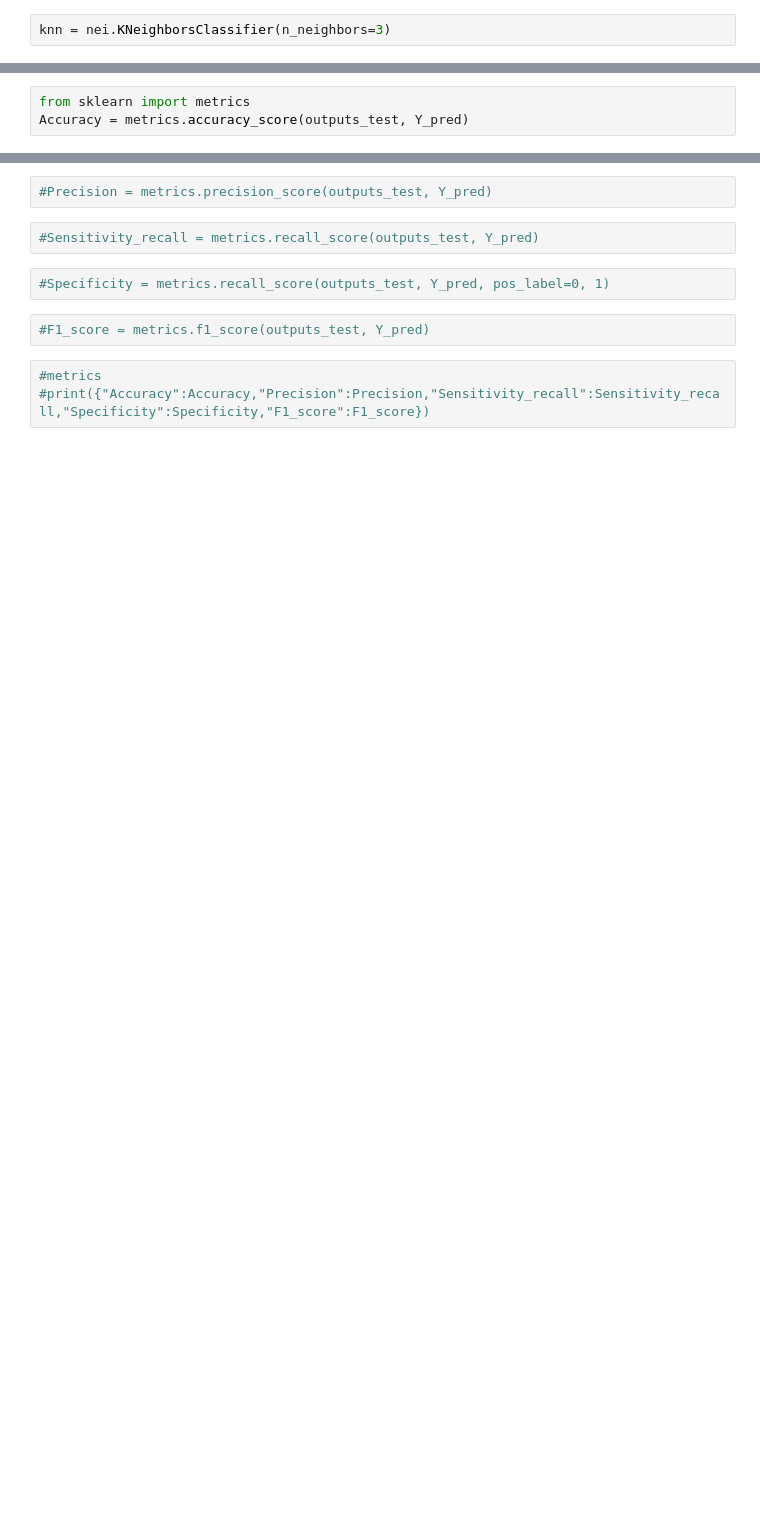
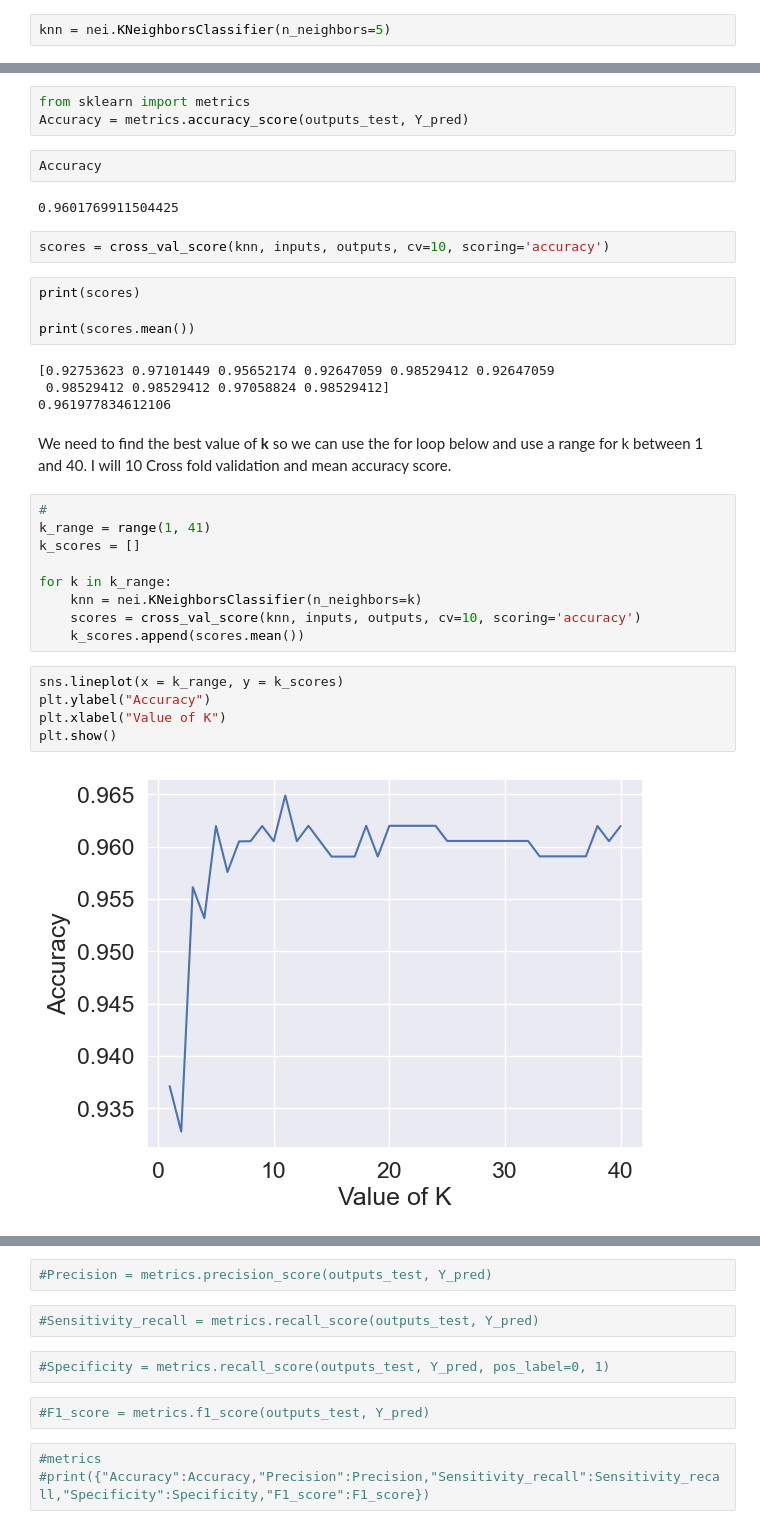
Before and after one commit to loughjo/ProgDataAnalysis-Project-2, a Jupyter notebook: ProgDataAnalysisProject2.ipynb, the cells around one changed output, grey strips where cells are left out. Cells and saved outputs as stored; diff of their text form; blank space fills up the shorter version.

```diff
--- a/ProgDataAnalysisProject2.ipynb
+++ b/ProgDataAnalysisProject2.ipynb
@@ -871,5 +873,5 @@ inputs_test.head()
 # %%
-knn = nei.KNeighborsClassifier(n_neighbors=3)
+knn = nei.KNeighborsClassifier(n_neighbors=5)
 # %%
 type(df['Sample code number id number'])
 # %% [output]
@@ -912,3 +915,35 @@ plt.title("Confusion Matrix");
 # %%
 from sklearn import metrics
 Accuracy = metrics.accuracy_score(outputs_test, Y_pred)
+# %%
+Accuracy
+# %% [output]
+0.9601769911504425
+# %%
+scores = cross_val_score(knn, inputs, outputs, cv=10, scoring='accuracy')
+# %%
+print(scores)
+
+print(scores.mean())
+# %% [output]
+[0.92753623 0.97101449 0.95652174 0.92647059 0.98529412 0.92647059
+ 0.98529412 0.98529412 0.97058824 0.98529412]
+0.961977834612106
+# %% [markdown]
+We need to find the best value of **k** so we can use the for loop below and use a range for k between 1 and 40. I will 10 Cross fold validation and mean accuracy score.
+# %%
+#
+k_range = range(1, 41)
+k_scores = []
+
+for k in k_range:
+    knn = nei.KNeighborsClassifier(n_neighbors=k)
+    scores = cross_val_score(knn, inputs, outputs, cv=10, scoring='accuracy')
+    k_scores.append(scores.mean())
+# %%
+sns.lineplot(x = k_range, y = k_scores)
+plt.ylabel("Accuracy")
+plt.xlabel("Value of K")
+plt.show()
+# %% [output]
+[figure, added]
```
Also changed, not shown: parts of 34 cells of this notebook.
